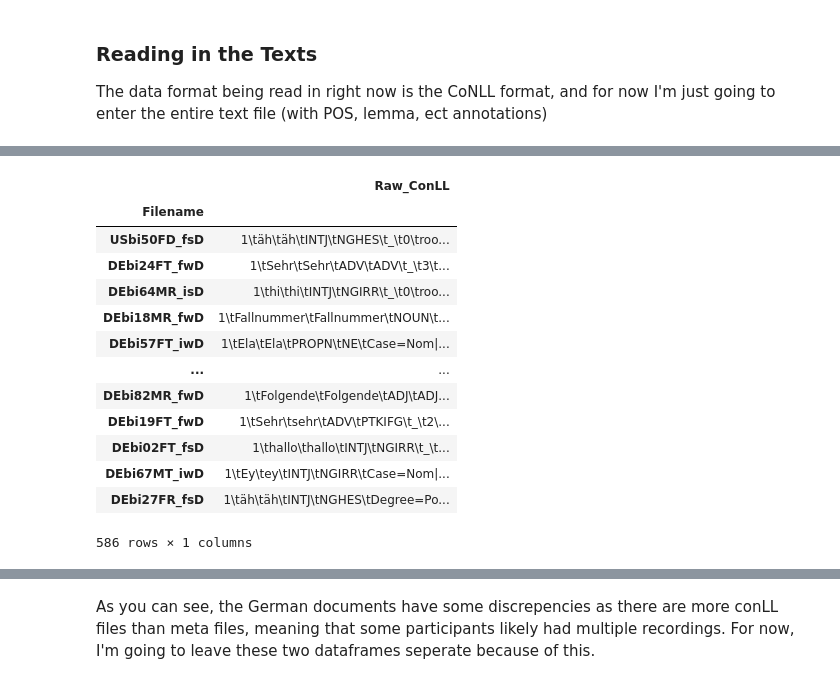
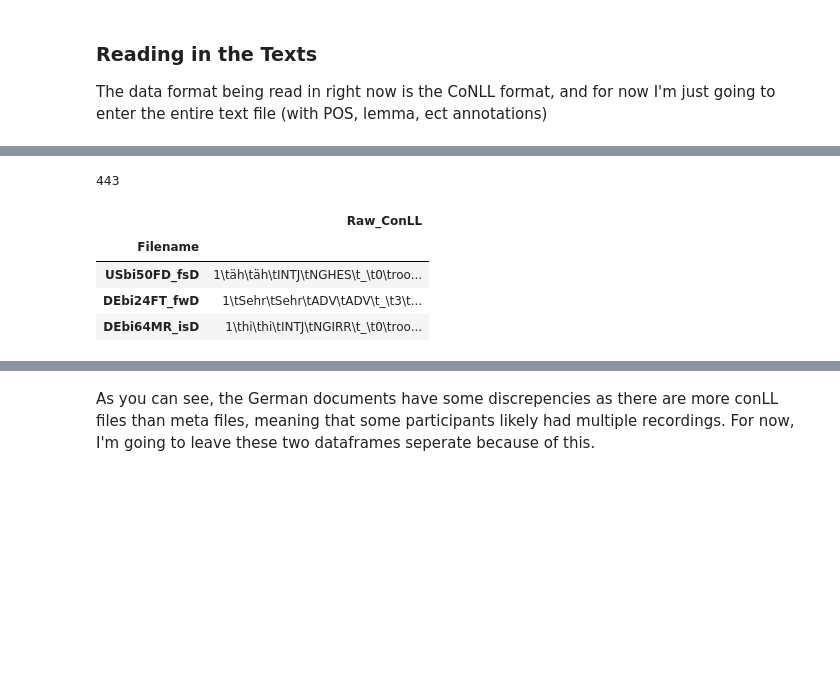
Before and after one commit to Data-Science-for-Linguists-2025/DEU-ENG-Mono-and-Billingual-Speakers, a Jupyter notebook: LoadingRUEGData.ipynb, the cells around one changed output, grey strips where cells are left out. Cells and saved outputs as stored; diff of their text form; code cells hidden in the pictures; blank space fills up the shorter version.

```diff
--- a/LoadingRUEGData.ipynb
+++ b/LoadingRUEGData.ipynb
@@ -54,7 +54,9 @@ for f in files:
 files = glob.glob('RUEG_corpus_0.3.0/exmaralda/RUEG/EN/BILINGUAL/*.meta', recursive = True)
 EN_bi_filename= []
 for f in files:
-    EN_bi_filename.append(f.split("BILINGUAL/",1)[1].strip('.meta'))
+    f = (f.split("BILINGUAL/",1)[1].strip('.meta'))
+    if f != 'USbi77FG_fwE':     ## this is because I found that this file has no POS markings on it which I cannot use
+        EN_bi_filename.append(f)
 # %%
 files = glob.glob('RUEG_corpus_0.3.0/exmaralda/RUEG/EN/MONOLINGUAL/*.meta', recursive = True)
 EN_mono_filename= []
@@ -245,8 +240,13 @@ en_bi_texts = []
 for file in files:
     f = open(file)
     s = f.read()
-    en_bi_texts.append(((file.split("BILINGUAL/",1)[1].strip('.txt')), s))
+    file = file.split("BILINGUAL/",1)[1].strip('.txt')
+    if file != 'USbi77FG_fwE':          ## Same thing, this text file has no POS marking so it will be discluded
+        en_bi_texts.append((file, s))
     f.close()
+len(en_bi_texts)
+# %% [output]
+443
 # %%
 files = glob.glob('RUEG_corpus_0.3.0/conll/RUEG/EN/MONOLINGUAL/*.txt', recursive = True)
 en_mono_texts = []
@@ -258,22 +258,14 @@ for file in files:
 # %%
 debi_text_df = pd.DataFrame(data = de_bi_texts)
 debi_text_df.columns = ['Filename', 'Raw_ConLL']
-debi_text_df.set_index('Filename')
+debi_text_df = debi_text_df.set_index('Filename')
+debi_text_df[:3]
 # %% [output]
 |  | Raw_ConLL |
 | Filename |  |
 | USbi50FD_fsD | 1\täh\täh\tINTJ\tNGHES\t_\t0\troo... |
 | DEbi24FT_fwD | 1\t﻿Sehr\t﻿Sehr\tADV\tADV\t_\t3\t... |
 | DEbi64MR_isD | 1\thi\thi\tINTJ\tNGIRR\t_\t0\troo... |
-| DEbi18MR_fwD | 1\tFallnummer\tFallnummer\tNOUN\t... |
-| DEbi57FT_iwD | 1\tEla\tEla\tPROPN\tNE\tCase=Nom|... |
-| ... | ... |
-| DEbi82MR_fwD | 1\t﻿Folgende\t﻿Folgende\tADJ\tADJ... |
-| DEbi19FT_fwD | 1\tSehr\tsehr\tADV\tPTKIFG\t_\t2\... |
-| DEbi02FT_fsD | 1\thallo\thallo\tINTJ\tNGIRR\t_\t... |
-| DEbi67MT_iwD | 1\tEy\tey\tINTJ\tNGIRR\tCase=Nom|... |
-| DEbi27FR_fsD | 1\täh\täh\tINTJ\tNGHES\tDegree=Po... |
-586 rows × 1 columns
 # %%
 demono_text_df = pd.DataFrame(data = de_mono_texts)
 demono_text_df.columns = ['Filename', 'Raw_ConLL']
```
Also changed, not shown: parts of 35 cells of this notebook.
